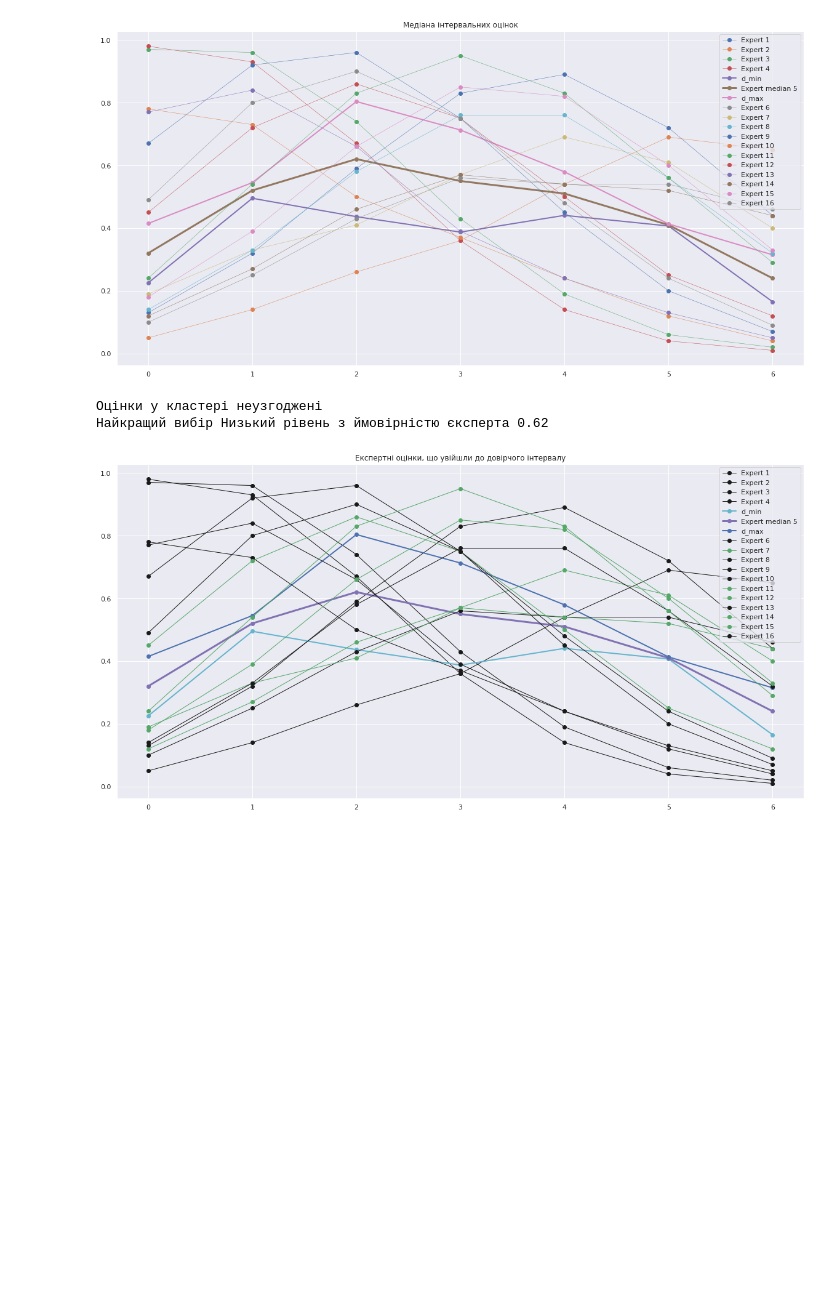
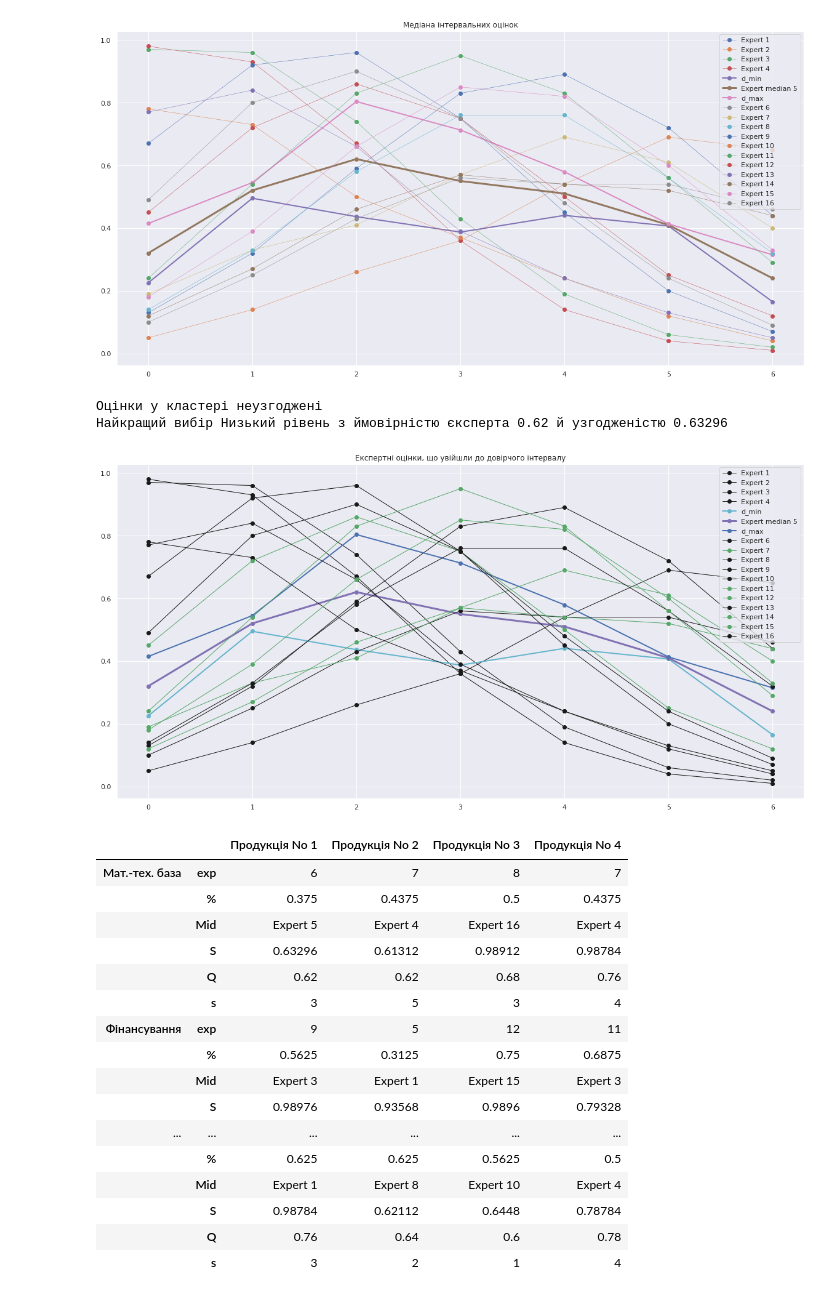
Before and after one commit to dejk-alg/sa_lab5, a Jupyter notebook: notebook.ipynb, the cells around one changed output. Saved outputs shown, nothing was run; the diff lists cells and outputs as text; code cells hidden in the pictures; blank space fills up the shorter version.

Commit message:
info dfs added

```diff
--- a/notebook.ipynb
+++ b/notebook.ipynb
@@ -46,7 +46,7 @@ dfs = {
     }
 }
 # %%
-method = DelfiMethod(cases, criteria, K, S_star, R_interval, experts_prof, W, dfs, xs)
+method = DelfiMethod(cases, criteria, K, S_star, R_interval, experts_prof, W, dfs, xs, levels)
 # %%
 plt.figure(figsize=(20,10))
 method.plot_point_predictions('Продукція No 1', 'Мат.-тех. база')
@@ -87,5 +87,25 @@ plt.figure(figsize=(20,10))
 method.plot_believed_experts('Продукція No 1', 'Мат.-тех. база')
 # %% [output]
 Оцінки у кластері неузгоджені
-Найкращий вибір Низький рівень з ймовірністю єксперта 0.62
+Найкращий вибір Низький рівень з ймовірністю єксперта 0.62 й узгодженістю 0.63296
 [figure]
+# %%
+method.overall_info_df
+# %% [output]
+|  |  | Продукція No 1 | Продукція No 2 | Продукція No 3 | Продукція No 4 |
+| Мат.-тех. база | exp | 6 | 7 | 8 | 7 |
+|  | % | 0.375 | 0.4375 | 0.5 | 0.4375 |
+|  | Mid | Expert 5 | Expert 4 | Expert 16 | Expert 4 |
+|  | S | 0.63296 | 0.61312 | 0.98912 | 0.98784 |
+|  | Q | 0.62 | 0.62 | 0.68 | 0.76 |
+|  | s | 3 | 5 | 3 | 4 |
+| Фінансування | exp | 9 | 5 | 12 | 11 |
+|  | % | 0.5625 | 0.3125 | 0.75 | 0.6875 |
+|  | Mid | Expert 3 | Expert 1 | Expert 15 | Expert 3 |
+|  | S | 0.98976 | 0.93568 | 0.9896 | 0.79328 |
+| ... | ... | ... | ... | ... | ... |
+|  | % | 0.625 | 0.625 | 0.5625 | 0.5 |
+|  | Mid | Expert 1 | Expert 8 | Expert 10 | Expert 4 |
+|  | S | 0.98784 | 0.62112 | 0.6448 | 0.78784 |
+|  | Q | 0.76 | 0.64 | 0.6 | 0.78 |
+|  | s | 3 | 2 | 1 | 4 |
```
Also changed, not shown: parts of 3 cells of this notebook, 2 other files.
